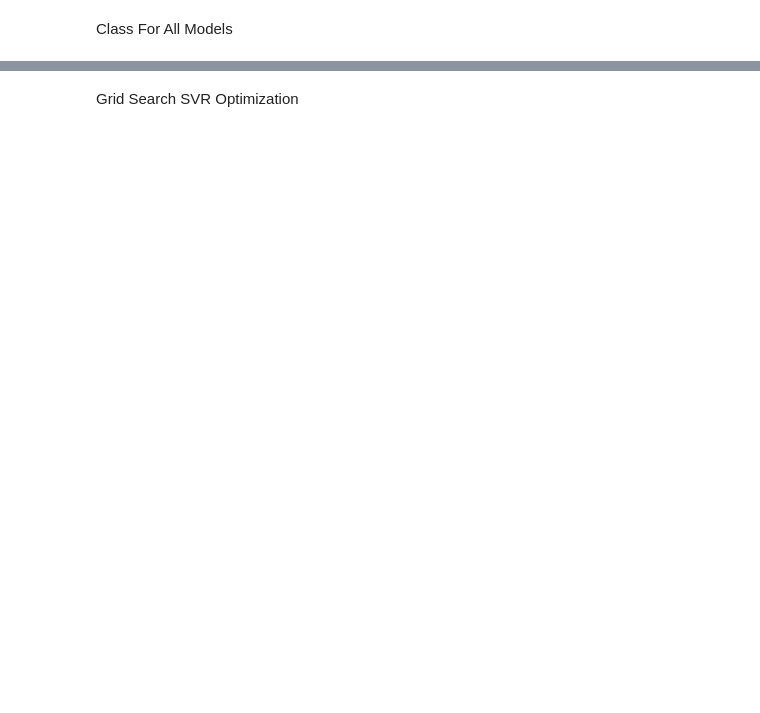
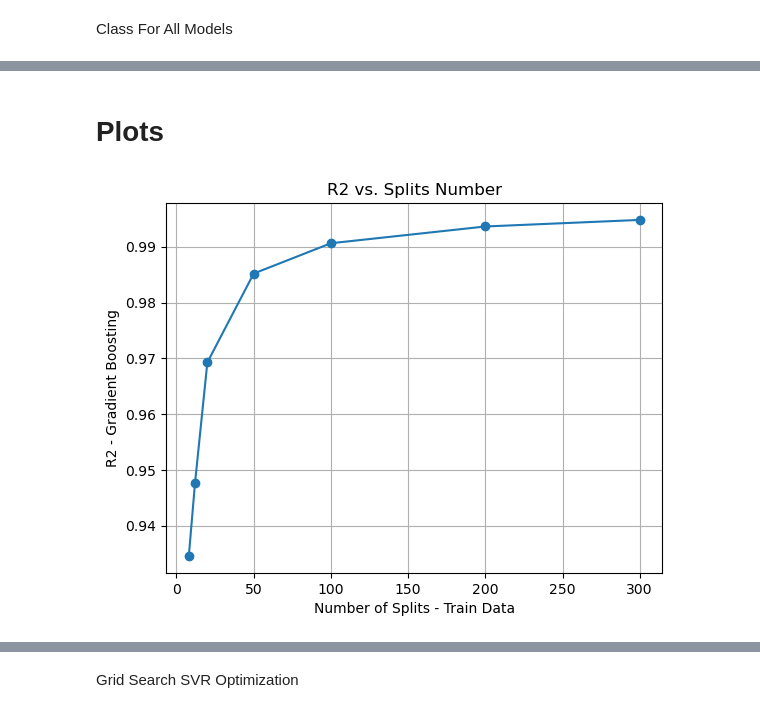
Before and after one commit to RashaJ90/Buy-Sell-Signals-XGBRegressor, a Jupyter notebook: notebooks/Adj Close Predection.ipynb, the cells around one changed output, grey strips where cells are left out. Cells and saved outputs as stored; diff of their text form; code cells hidden in the pictures; blank space fills up the shorter version.

Commit message:
splits comparision

```diff
--- a/notebooks/Adj Close Predection.ipynb
+++ b/notebooks/Adj Close Predection.ipynb
@@ -1621,0 +1257,15 @@ class TimeSeriesModels:
+# %%
+#Initalize the dataframe
+sp500_d_WF_splits = data.copy()
+
+#Allocate columns for results
+sp500_d_WF_splits['Prediction_8'] = np.nan
+sp500_d_WF_splits['Prediction_12'] = np.nan
+sp500_d_WF_splits['Prediction_20'] = np.nan
+sp500_d_WF_splits['Prediction_50'] = np.nan
+sp500_d_WF_splits['Prediction_100'] = np.nan
+sp500_d_WF_splits['Prediction_200'] = np.nan
+sp500_d_WF_splits['Prediction_300'] = np.nan
+# %%
+#The model that was chosen to be perform the test with is Gbm
+Model = TimeSeriesModels(gbm_n_estimators=100, gbm_criterion='squared_error', gbm_loss='squared_error', gbm_n_features=7)
@@ -1621,0 +1305,33 @@ class TimeSeriesModels:
+# %%
+dfX = sp500_val.copy()
+dfX = dfX.loc[:, ['SMA','WMA', 'MACD', 'RSI', '%K_fast', '%D_fast', '%D_slow', 'Bollinger Diff',
+                    'WPR', 'OBV', 'ROC', 'ATR', 'MFI', 'Chaikin_Oscillator', 'Adj Close']]
+
+# Example usage:
+num_splits = [8, 12, 20, 50, 100, 200, 300]  # List of number of splits to evaluate
+results = evaluate_model_performance(data, sp500_d_WF_splits, dfX, Model, num_splits)
+# initiate a list to contain R2, RMSE values of each model
+R2_training_set = results['R2']
+RMSE = results['RMSE']
+
+# initiate a list to contain R2, RMSE values of each model
+R2_validation_set = results['R2_Val']
+RMSE_validation_set = results['RMSE_Val']
+# %% [markdown]
+# Plots
+# %%
+#Present results R2 train set
+splits = [8, 12, 20, 50, 100, 200, 300]
+# Plot list2 against list1
+plt.plot(splits, R2_training_set, marker='o', linestyle='-')
+
+# Add labels and title
+plt.xlabel('Number of Splits - Train Data')
+plt.ylabel('R2 - Gradient Boosting')
+plt.title('R2 vs. Splits Number')
+
+# Show plot
+plt.grid(True)
+plt.show()
+# %% [output]
+[figure, added]
```
Also changed, not shown: parts of 124 cells of this notebook, 2 other files.
